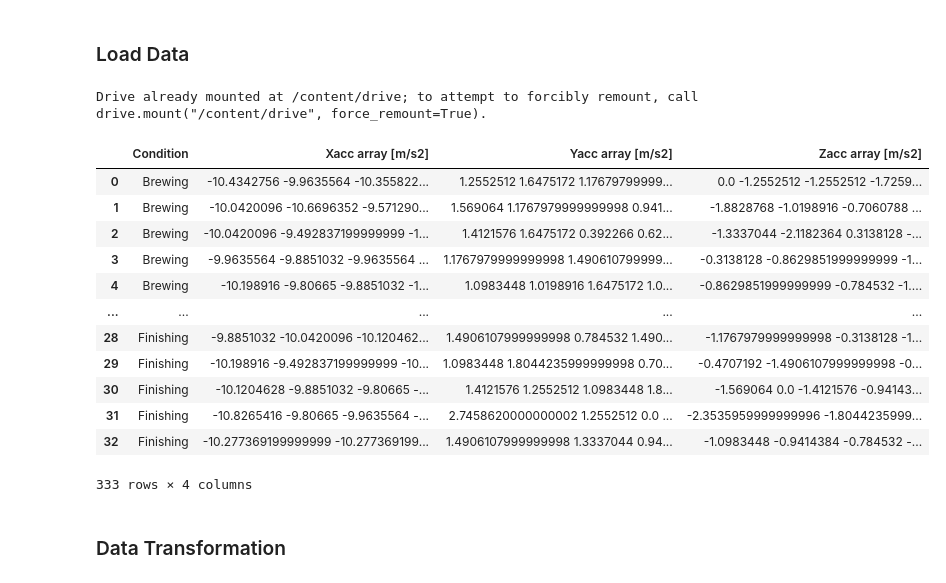
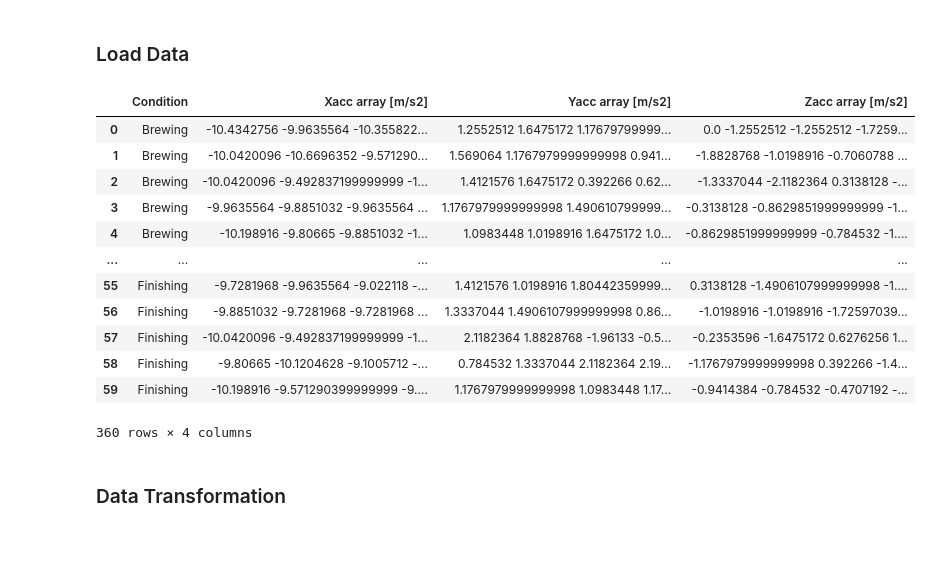
Before and after one commit to rd908213/ME-597-IIoT, a Jupyter notebook: group_project/MachineLearning.ipynb, the cells around one changed output. Saved outputs shown, nothing was run; the diff lists cells and outputs as text; code cells hidden in the pictures; blank space fills up the shorter version.

```diff
--- a/group_project/MachineLearning.ipynb
+++ b/group_project/MachineLearning.ipynb
@@ -51,43 +51,37 @@ from tensorflow.keras import layers, losses
 from tensorflow.keras.models import Model
 # %% [markdown]
 ### Load Data
-# %%
-from google.colab import drive
-
-drive.mount("/content/drive")
-# %% [output]
-Drive already mounted at /content/drive; to attempt to forcibly remount, call drive.mount("/content/drive", force_remount=True).
 # %%
 ## Loading data using pandas
 
 brewing_data_file = "20260421_224126_Brewing_lab8_data.csv"  # normal condition filename: You must change this!
-finishing_data_file = "20260421_224826_Finishing_lab8_data.csv"  # abnormal condition filename: You must change this!
+finishing_data_file = "20260422_202458_Finishing_lab8_data.csv"  # abnormal condition filename: You must change this!
 
 df_normal = pd.read_csv(brewing_data_file)  # normal dataframe
 df_abnormal = pd.read_csv(finishing_data_file)  # abnormal dataframe
 
 frames = [
     df_normal,
     df_abnormal,
 ]  # frame list to merge two dataframes into one
 
 df = pd.concat(frames)  # new concatenated dataframe
 
 df  # display dataframe
 # %% [output]
 |  | Condition | Xacc array [m/s2] | Yacc array [m/s2] | Zacc array [m/s2] |
 | 0 | Brewing | -10.4342756 -9.9635564 -10.355822... | 1.2552512 1.6475172 1.17679799999... | 0.0 -1.2552512 -1.2552512 -1.7259... |
 | 1 | Brewing | -10.0420096 -10.6696352 -9.571290... | 1.569064 1.1767979999999998 0.941... | -1.8828768 -1.0198916 -0.7060788 ... |
 | 2 | Brewing | -10.0420096 -9.492837199999999 -1... | 1.4121576 1.6475172 0.392266 0.62... | -1.3337044 -2.1182364 0.3138128 -... |
 | 3 | Brewing | -9.9635564 -9.8851032 -9.9635564 ... | 1.1767979999999998 1.490610799999... | -0.3138128 -0.8629851999999999 -1... |
 | 4 | Brewing | -10.198916 -9.80665 -9.8851032 -1... | 1.0983448 1.0198916 1.6475172 1.0... | -0.8629851999999999 -0.784532 -1.... |
 | ... | ... | ... | ... | ... |
-| 28 | Finishing | -9.8851032 -10.0420096 -10.120462... | 1.4906107999999998 0.784532 1.490... | -1.1767979999999998 -0.3138128 -1... |
-| 29 | Finishing | -10.198916 -9.492837199999999 -10... | 1.0983448 1.8044235999999998 0.70... | -0.4707192 -1.4906107999999998 -0... |
-| 30 | Finishing | -10.1204628 -9.8851032 -9.80665 -... | 1.4121576 1.2552512 1.0983448 1.8... | -1.569064 0.0 -1.4121576 -0.94143... |
-| 31 | Finishing | -10.8265416 -9.80665 -9.9635564 -... | 2.7458620000000002 1.2552512 0.0 ... | -2.3535959999999996 -1.8044235999... |
-| 32 | Finishing | -10.277369199999999 -10.277369199... | 1.4906107999999998 1.3337044 0.94... | -1.0983448 -0.9414384 -0.784532 -... |
+| 55 | Finishing | -9.7281968 -9.9635564 -9.022118 -... | 1.4121576 1.0198916 1.80442359999... | 0.3138128 -1.4906107999999998 -1.... |
+| 56 | Finishing | -9.8851032 -9.7281968 -9.7281968 ... | 1.3337044 1.4906107999999998 0.86... | -1.0198916 -1.0198916 -1.72597039... |
+| 57 | Finishing | -10.0420096 -9.492837199999999 -1... | 2.1182364 1.8828768 -1.96133 -0.5... | -0.2353596 -1.6475172 0.6276256 1... |
+| 58 | Finishing | -9.80665 -10.1204628 -9.1005712 -... | 0.784532 1.3337044 2.1182364 2.19... | -1.1767979999999998 0.392266 -1.4... |
+| 59 | Finishing | -10.198916 -9.571290399999999 -9.... | 1.1767979999999998 1.0983448 1.17... | -0.9414384 -0.784532 -0.4707192 -... |
-333 rows × 4 columns
+360 rows × 4 columns
 # %% [markdown]
 ### Data Transformation
 # %%
```
Also changed, not shown: parts of 7 cells of this notebook, 5 other files.
